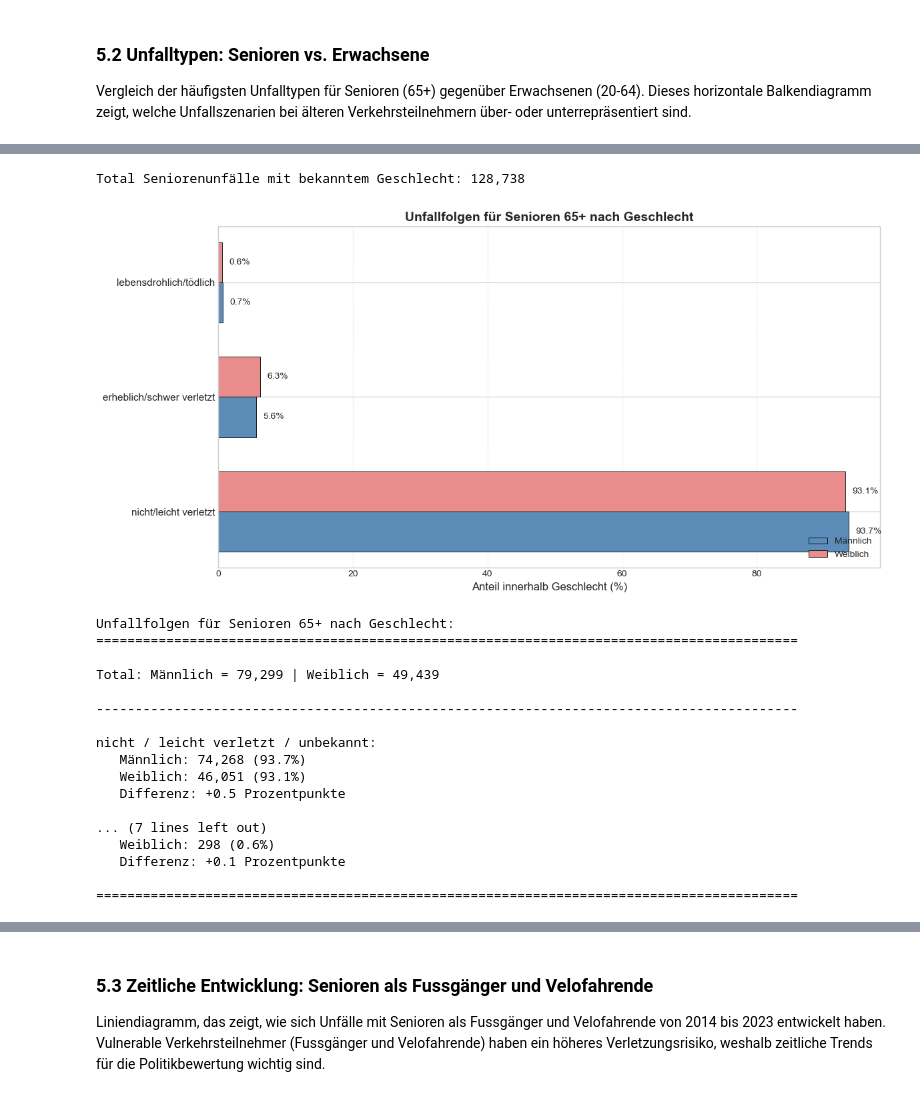
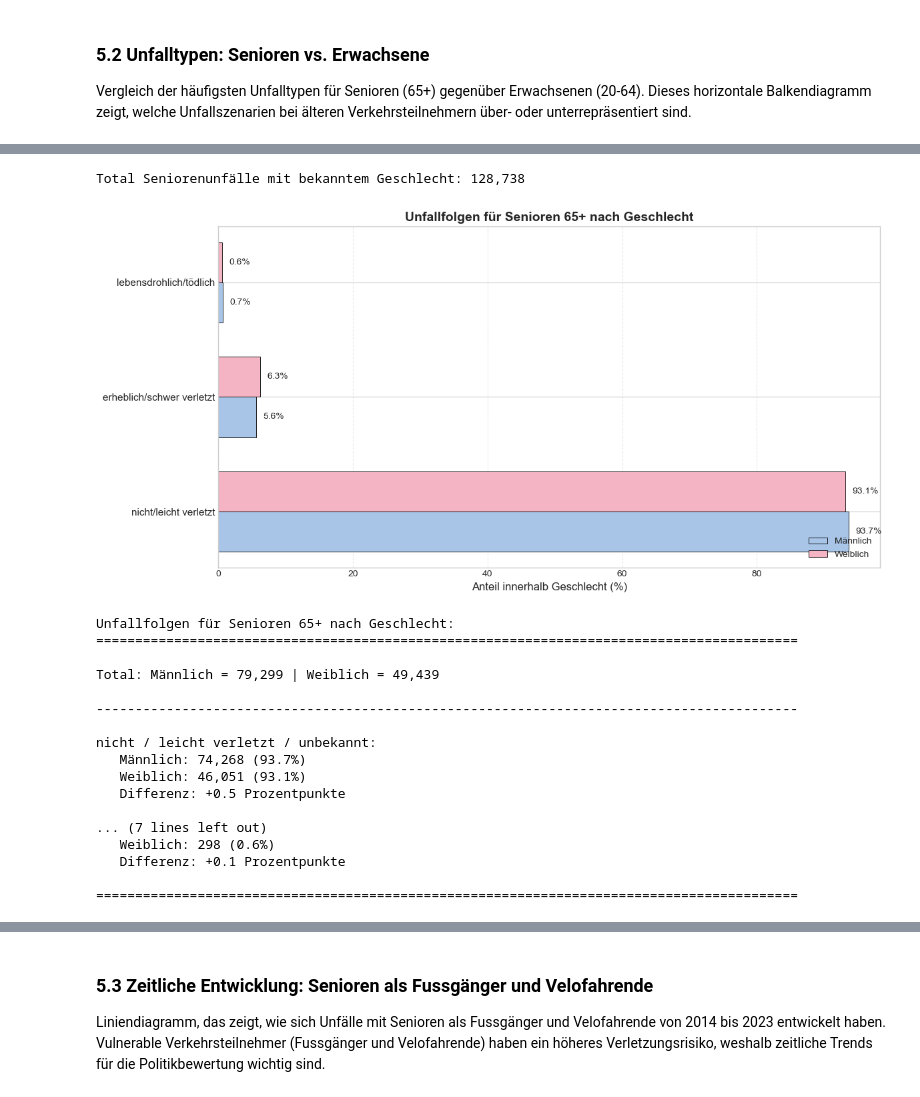
Before and after one commit to alishka-def/road_safety, a Jupyter notebook: senioren_analysis.ipynb, the cells around one changed output, grey strips where cells are left out. Saved outputs shown, nothing was run; the diff lists cells and outputs as text; code cells hidden in the pictures.

```diff
--- a/senioren_analysis.ipynb
+++ b/senioren_analysis.ipynb
@@ -40,14 +40,36 @@ TOP_N_ROLES = 5
 TOP_N_ACCIDENT_TYPES = 8
 TOP_N_CANTONS = 10
 
-# Color palette for consistent visualization
+# Pastel color palette for consistent visualization across all graphs
 COLOR_PALETTE = {
-    'adults_20_64': '#4C72B0',      # blue
-    'seniors_65plus': '#DD8452',    # orange
-    'age_65_69': '#A9A9A9',         # grey
-    'age_70_74': '#008080',         # teal
-    'age_75plus': '#FFA500',        # orange
-    'youth_0_19': '#55A868',        # green
+    # Age groups - consistent across both notebooks
+    'youth_0_19': '#B4E7CE',        # soft mint green
+    'adults_20_64': '#A8C5E8',      # soft sky blue
+    'seniors_65plus': '#F4B4C4',    # soft pink
+
+    # Detailed senior age groups
+    'age_65_69': '#E8D4F1',         # soft lavender
+    'age_70_74': '#F9D5A7',         # soft peach
+    'age_75plus': '#F4B4C4',        # soft pink (same as seniors_65plus)
+
+    # Gender
+    'male': '#A8C5E8',              # soft sky blue
+    'female': '#F4B4C4',            # soft pink
+
+    # Severity levels - consistent across both notebooks
+    'not_injured': '#D4E9D7',       # very light green
+    'severe': '#F9D5A7',            # soft peach/orange
+    'fatal': '#F4B4C4',             # soft pink/red
+
+    # Responsibility
+    'responsible': '#F4B4C4',       # soft pink (warning color)
+    'not_responsible': '#C5B8E0',   # soft purple
+
+    # Environmental conditions
+    'good_weather': '#B4E7CE',      # soft mint
+    'bad_weather': '#B8B8B8',       # soft gray
+    'good_road': '#F9E5B8',         # soft butter yellow
+    'bad_road': '#C4A68A',          # soft brown/tan
 }
 
 # Plot styling defaults
@@ -774,7 +796,7 @@ ax.barh(
     gender_pct[male_label].values,
     height=bar_height,
     label=male_label,
-    color='#5B8DB8',
+    color=COLOR_PALETTE['male'],
     **PLOT_STYLE
 )
 
@@ -784,7 +806,7 @@ ax.barh(
     gender_pct[female_label].values,
     height=bar_height,
     label=female_label,
-    color='#E88C8C',
+    color=COLOR_PALETTE['female'],
     **PLOT_STYLE
 )
 
@@ -802,34 +824,34 @@ ax.set_title("Unfallfolgen für Senioren 65+ nach Geschlecht",
              fontsize=14, fontweight="bold")
 ax.legend(loc='lower right')
 ax.grid(True, axis="x", linestyle="--", alpha=0.4)
 
 # Add value labels on bars
 for i, (m_val, w_val) in enumerate(zip(gender_pct[male_label], gender_pct[female_label])):
     ax.text(m_val + 1, i - bar_height/2, f'{m_val:.1f}%', va='center', fontsize=10)
     ax.text(w_val + 1, i + bar_height/2, f'{w_val:.1f}%', va='center', fontsize=10)
 
 plt.tight_layout()
 plt.savefig("plots/unfallfolgen_senioren_geschlecht.png", dpi=300, bbox_inches='tight')
 plt.show()
 
 # Print detailed statistics
 print("\nUnfallfolgen für Senioren 65+ nach Geschlecht:")
 print("="*90)
 print(f"\nTotal: {male_label} = {gender_counts[male_label].sum():,} | {female_label} = {gender_counts[female_label].sum():,}")
 print("\n" + "-"*90)
 for severity in severity_order:
     m_count = gender_counts.loc[severity, male_label]
     w_count = gender_counts.loc[severity, female_label]
     m_pct = gender_pct.loc[severity, male_label]
     w_pct = gender_pct.loc[severity, female_label]
     print(f"\n{severity}:")
     print(f"   {male_label}: {m_count:,} ({m_pct:.1f}%)")
     print(f"   {female_label}: {w_count:,} ({w_pct:.1f}%)")
     print(f"   Differenz: {m_pct - w_pct:+.1f} Prozentpunkte")
 print("\n" + "="*90)
 # %% [output]
 Total Seniorenunfälle mit bekanntem Geschlecht: 128,738
-[figure, old version]
+[figure, new version]
 Unfallfolgen für Senioren 65+ nach Geschlecht:
 ==========================================================================================
 
```
Also changed, not shown: parts of 11 cells of this notebook, 12 other files.
